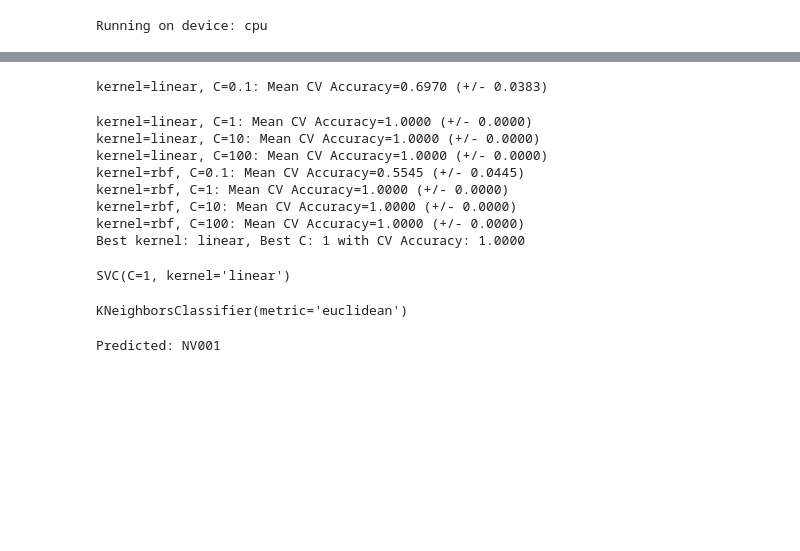
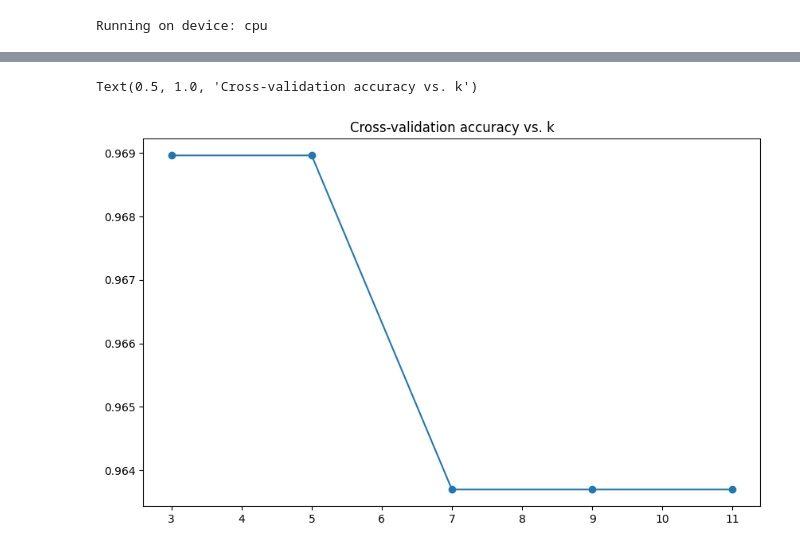
Before and after one commit to PeihPeih/ChamCongTuDong, a Jupyter notebook: face_recognize_timekeeping/Notebook/a.ipynb, the cells around one changed output, grey strips where cells are left out. Drawn from its saved outputs; the diff is of its cells as text; code cells hidden in the pictures; blank space fills up the shorter version.

```diff
--- a/face_recognize_timekeeping/Notebook/a.ipynb
+++ b/face_recognize_timekeeping/Notebook/a.ipynb
@@ -97,5 +136,5 @@ def predict_face(knn, image_path, threshold=0.7):
 from sklearn.neighbors import KNeighborsClassifier
 from sklearn.model_selection import cross_val_score
 
-dataset_path = '.'
-X, y = load_dataset(dataset_path)
+dataset_path = 'Database'
+X, y = load_dataset(dataset_path, 8)
@@ -102,3 +159,9 @@ X, y = load_dataset(dataset_path)
 # %%
-print(f"X: {X}, SHAPE: {X.shape}")
-print(f"y: {y}, SHAPE: {y.shape}")
+from sklearn.model_selection import train_test_split
+
+X_train, X_test, y_train, y_test = train_test_split(
+    X, y,
+    test_size=0.2,
+    random_state=42,
+    stratify=y
+)
@@ -126 +168,7 @@ y: ['Hiep' 'Hiep' 'Hiep' 'Hiep' 'Hiep' 'Hiep' 'Hiep' 'Hiep' 'Hiep' 'Hiep'
+# %%
+from sklearn.preprocessing import StandardScaler
+
+scaler = StandardScaler()
+X_train_scaled = scaler.fit_transform(X_train)
+X_test_scaled = scaler.transform(X_test)
 # %%
@@ -151,48 +197,8 @@ KNeighborsClassifier(metric='euclidean')
-# %%
-from sklearn.svm import SVC
-
-C_list = [0.1, 1, 10, 100]
-kernels = ['linear', 'rbf']
-cv_scores = []
-
-for kernel in kernels:
-    for C in C_list:
-        svm = SVC(kernel=kernel, C=C)
-        # Sử dụng 5-fold cross-validation
-        scores = cross_val_score(svm, X, y, cv=5, scoring='accuracy')
-        cv_scores.append(scores.mean())
-        print(f'kernel={kernel}, C={C}: Mean CV Accuracy={scores.mean():.4f} (+/- {scores.std():.4f})')
-
-# Tìm kernel và C tốt nhất
-best_params = np.argmax(cv_scores)
-best_kernel = kernels[best_params // len(C_list)]
-best_C = C_list[best_params % len(C_list)]
-print(f'Best kernel: {best_kernel}, Best C: {best_C} with CV Accuracy: {max(cv_scores):.4f}')
-# %% [output]
-kernel=linear, C=0.1: Mean CV Accuracy=0.6970 (+/- 0.0383)
-kernel=linear, C=1: Mean CV Accuracy=1.0000 (+/- 0.0000)
-kernel=linear, C=10: Mean CV Accuracy=1.0000 (+/- 0.0000)
-kernel=linear, C=100: Mean CV Accuracy=1.0000 (+/- 0.0000)
-kernel=rbf, C=0.1: Mean CV Accuracy=0.5545 (+/- 0.0445)
-kernel=rbf, C=1: Mean CV Accuracy=1.0000 (+/- 0.0000)
-kernel=rbf, C=10: Mean CV Accuracy=1.0000 (+/- 0.0000)
-kernel=rbf, C=100: Mean CV Accuracy=1.0000 (+/- 0.0000)
-Best kernel: linear, Best C: 1 with CV Accuracy: 1.0000
-# %%
-svc = SVC(kernel=best_kernel, C=best_C)
-svc.fit(X, y)
-# %% [output]
-SVC(C=1, kernel='linear')
-# %%
-from joblib import dump, load
-model = load(open('./knn_model.pkl', 'rb'))
-model
-# %% [output]
-KNeighborsClassifier(metric='euclidean')
-# %%
-test_images = './8.jpg'
-test_embeddings = extract_embeddings(test_images)
-predict = model.predict([test_embeddings])
-print(f'Predicted: {predict[0]}')
-# %% [output]
-Predicted: NV001
+# %%
+# Draw
+plt.figure(figsize=(10, 6))
+plt.plot(k_range, cv_scores, marker='o')
+plt.title('Cross-validation accuracy vs. k')
+# %% [output]
+Text(0.5, 1.0, 'Cross-validation accuracy vs. k')
+[figure, added]
```
Also changed, not shown: parts of 8 cells of this notebook, 58 other files.
